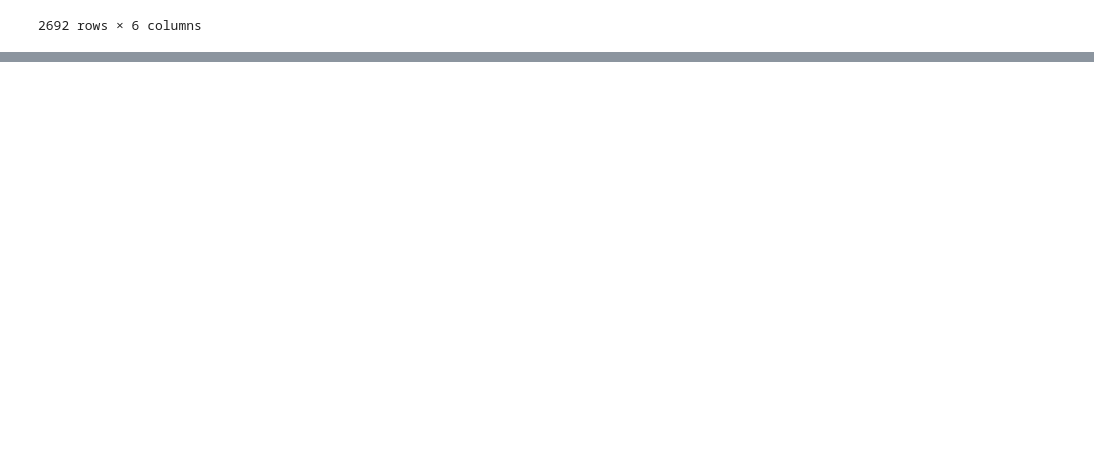
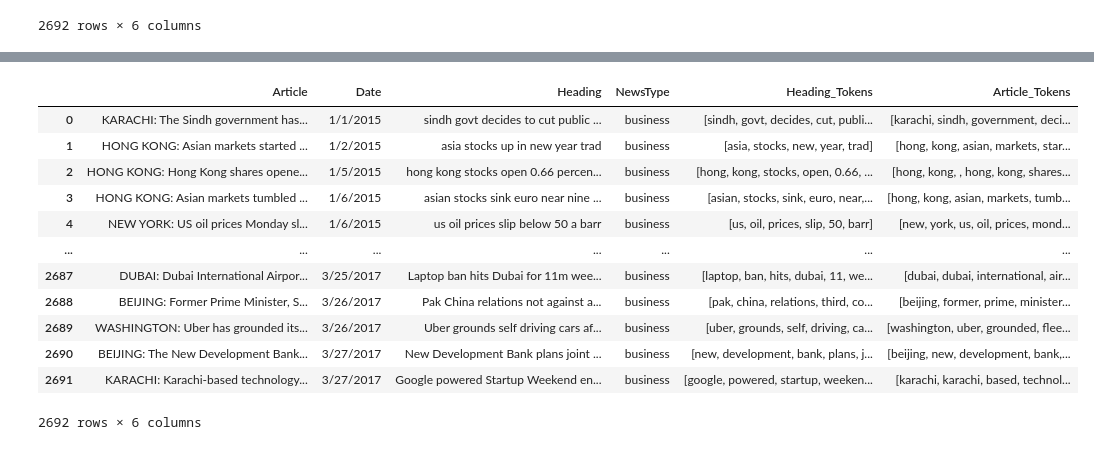
Before and after one commit to msds25018-lab/IRTM-assignment-3, a Jupyter notebook: project-code.ipynb, the cells around one changed output, grey strips where cells are left out. Saved outputs shown, nothing was run; the diff lists cells and outputs as text; code cells hidden in the pictures; blank space fills up the shorter version.

Commit message:
stopword/lemmatization

```diff
--- a/project-code.ipynb
+++ b/project-code.ipynb
@@ -78,3 +93,10 @@ df
 | 2690 | BEIJING: The New Development Bank... | 3/27/2017 | New Development Bank plans joint ... | business | [New, Development, Bank, plans, j... | [BEIJING, The, New, Development, ... |
 | 2691 | KARACHI: Karachi-based technology... | 3/27/2017 | Google powered Startup Weekend en... | business | [Google, powered, Startup, Weeken... | [KARACHI, Karachi, based, technol... |
 2692 rows × 6 columns
+# %%
+def lowercase_tokens(tokens):
+    return [tok.lower() for tok in tokens]
+# %%
+df['Article_Tokens'] = df['Article_Tokens'].apply(lowercase_tokens)
+
+df['Heading_Tokens'] = df['Heading_Tokens'].apply(lowercase_tokens)
@@ -80,0 +119,22 @@ df
+# %%
+def remove_stopwords(tokens):
+    return [tok for tok in tokens if tok.lower() not in stop_words]
+# %%
+df['Article_Tokens'] = df['Article_Tokens'].apply(remove_stopwords)
+df['Heading_Tokens'] = df['Heading_Tokens'].apply(remove_stopwords)
+# %%
+df
+# %% [output]
+|  | Article | Date | Heading | NewsType | Heading_Tokens | Article_Tokens |
+| 0 | KARACHI: The Sindh government has... | 1/1/2015 | sindh govt decides to cut public ... | business | [sindh, govt, decides, cut, publi... | [karachi, sindh, government, deci... |
+| 1 | HONG KONG: Asian markets started ... | 1/2/2015 | asia stocks up in new year trad | business | [asia, stocks, new, year, trad] | [hong, kong, asian, markets, star... |
+| 2 | HONG KONG: Hong Kong shares opene... | 1/5/2015 | hong kong stocks open 0.66 percen... | business | [hong, kong, stocks, open, 0.66, ... | [hong, kong, , hong, kong, shares... |
+| 3 | HONG KONG: Asian markets tumbled ... | 1/6/2015 | asian stocks sink euro near nine ... | business | [asian, stocks, sink, euro, near,... | [hong, kong, asian, markets, tumb... |
+| 4 | NEW YORK: US oil prices Monday sl... | 1/6/2015 | us oil prices slip below 50 a barr | business | [us, oil, prices, slip, 50, barr] | [new, york, us, oil, prices, mond... |
+| ... | ... | ... | ... | ... | ... | ... |
+| 2687 | DUBAI: Dubai International Airpor... | 3/25/2017 | Laptop ban hits Dubai for 11m wee... | business | [laptop, ban, hits, dubai, 11, we... | [dubai, dubai, international, air... |
+| 2688 | BEIJING: Former Prime Minister, S... | 3/26/2017 | Pak China relations not against a... | business | [pak, china, relations, third, co... | [beijing, former, prime, minister... |
+| 2689 | WASHINGTON: Uber has grounded its... | 3/26/2017 | Uber grounds self driving cars af... | business | [uber, grounds, self, driving, ca... | [washington, uber, grounded, flee... |
+| 2690 | BEIJING: The New Development Bank... | 3/27/2017 | New Development Bank plans joint ... | business | [new, development, bank, plans, j... | [beijing, new, development, bank,... |
+| 2691 | KARACHI: Karachi-based technology... | 3/27/2017 | Google powered Startup Weekend en... | business | [google, powered, startup, weeken... | [karachi, karachi, based, technol... |
+2692 rows × 6 columns
```
Also changed, not shown: parts of 7 cells of this notebook, 1 other file.
